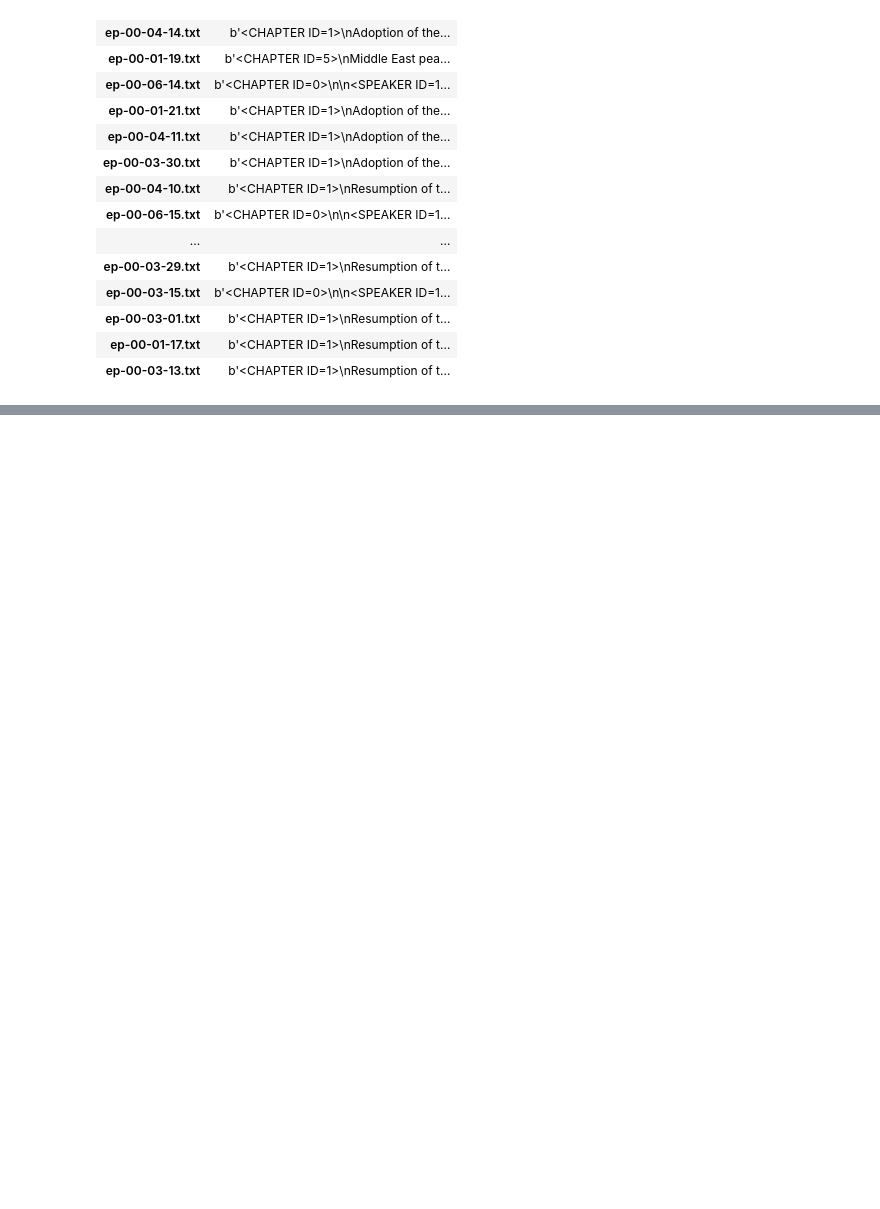
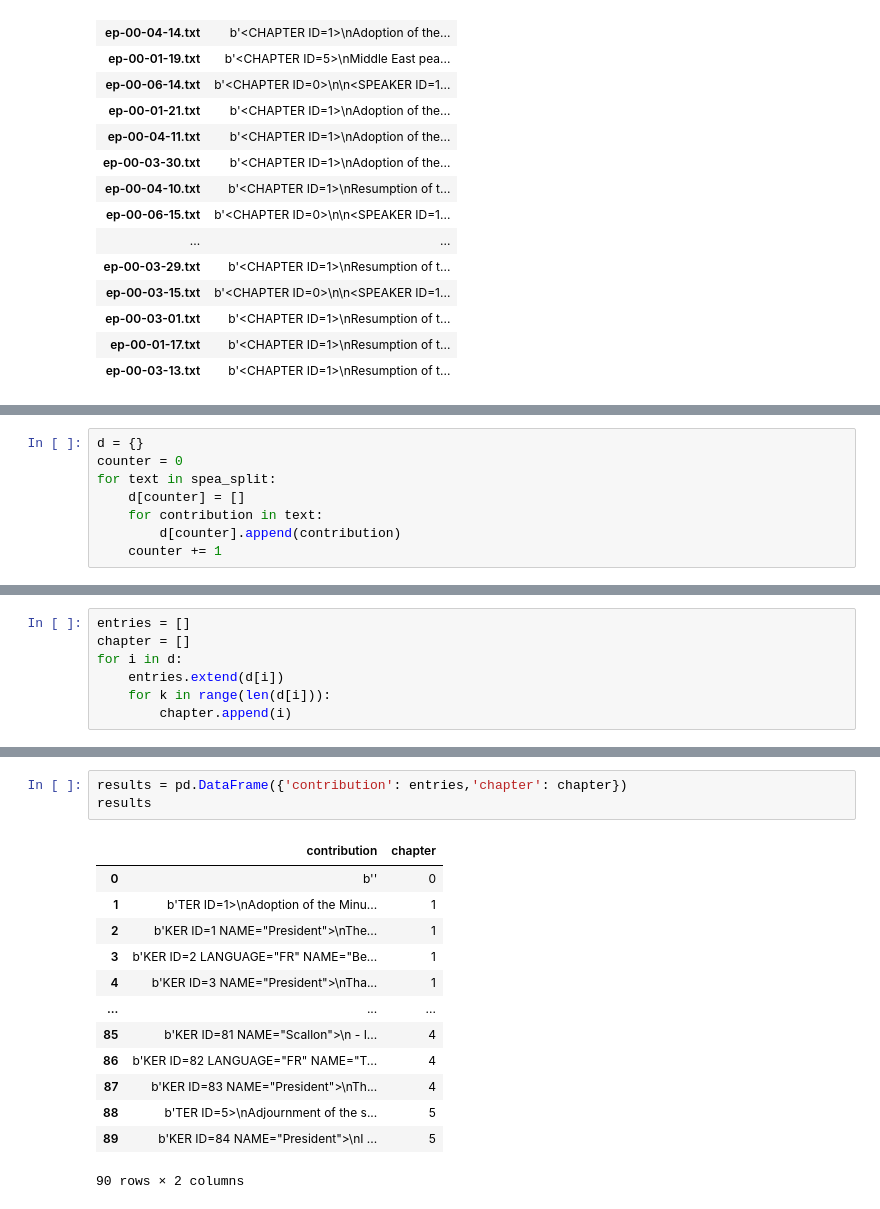
Before and after one commit to konratp/detecting-far-right-talking-points, a Jupyter notebook: data_cleaning/loading_data.ipynb, the cells around one changed output, grey strips where cells are left out. Drawn from its saved outputs; the diff is of its cells as text; blank space fills up the shorter version.

```diff
--- a/data_cleaning/loading_data.ipynb
+++ b/data_cleaning/loading_data.ipynb
@@ -57,0 +149,8 @@ corpus2
+# %%
+d = {}
+counter = 0
+for text in spea_split:
+    d[counter] = []
+    for contribution in text:
+        d[counter].append(contribution)
+    counter += 1
@@ -57,0 +177,7 @@ corpus2
+# %%
+entries = []
+chapter = []
+for i in d:
+    entries.extend(d[i])
+    for k in range(len(d[i])):
+        chapter.append(i)
@@ -57,0 +197,17 @@ corpus2
+# %%
+results = pd.DataFrame({'contribution': entries,'chapter': chapter})
+results
+# %% [output]
+|  | contribution | chapter |
+| 0 | b'' | 0 |
+| 1 | b'TER ID=1>\nAdoption of the Minu... | 1 |
+| 2 | b'KER ID=1 NAME="President">\nThe... | 1 |
+| 3 | b'KER ID=2 LANGUAGE="FR" NAME="Be... | 1 |
+| 4 | b'KER ID=3 NAME="President">\nTha... | 1 |
+| ... | ... | ... |
+| 85 | b'KER ID=81 NAME="Scallon">\n - I... | 4 |
+| 86 | b'KER ID=82 LANGUAGE="FR" NAME="T... | 4 |
+| 87 | b'KER ID=83 NAME="President">\nTh... | 4 |
+| 88 | b'TER ID=5>\nAdjournment of the s... | 5 |
+| 89 | b'KER ID=84 NAME="President">\nI ... | 5 |
+90 rows × 2 columns
```
Also changed, not shown: parts of 17 cells of this notebook.
